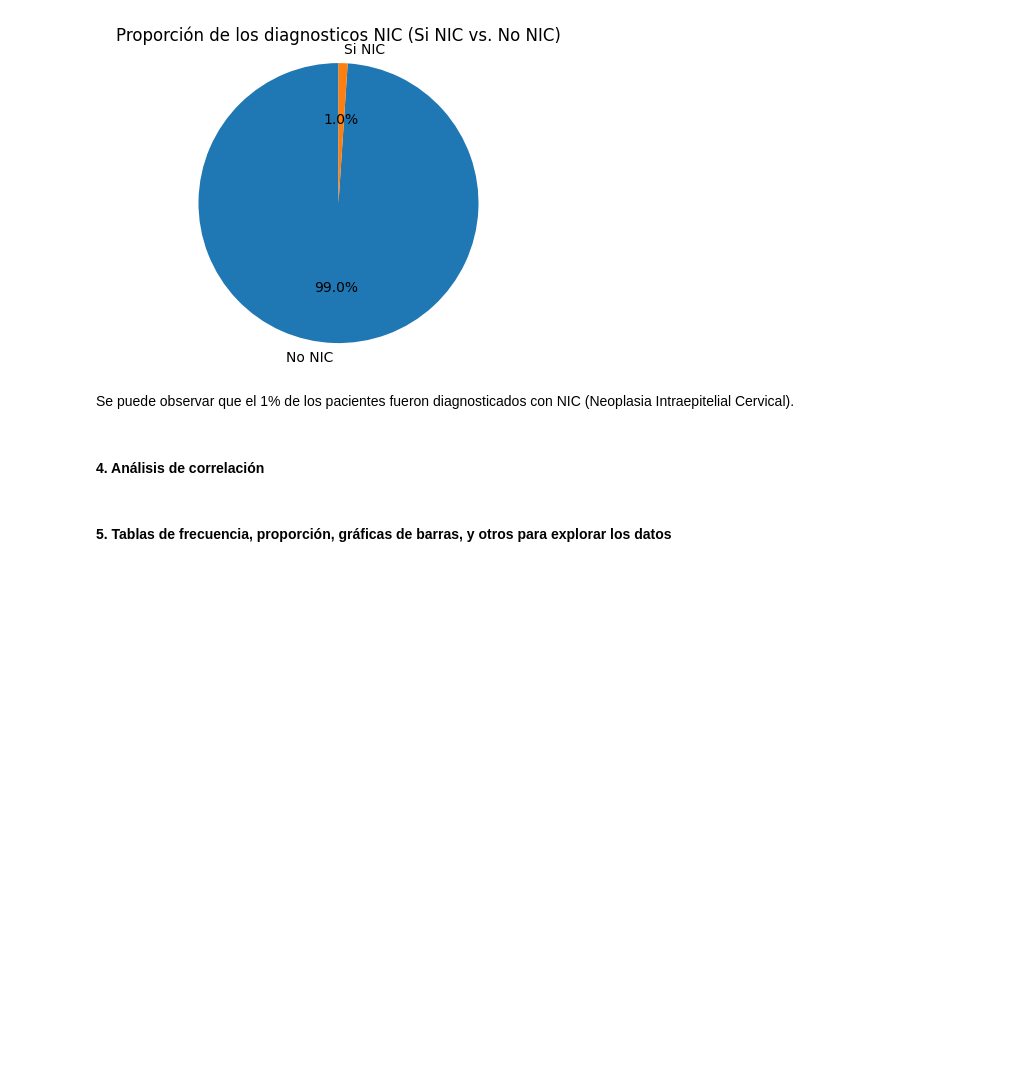
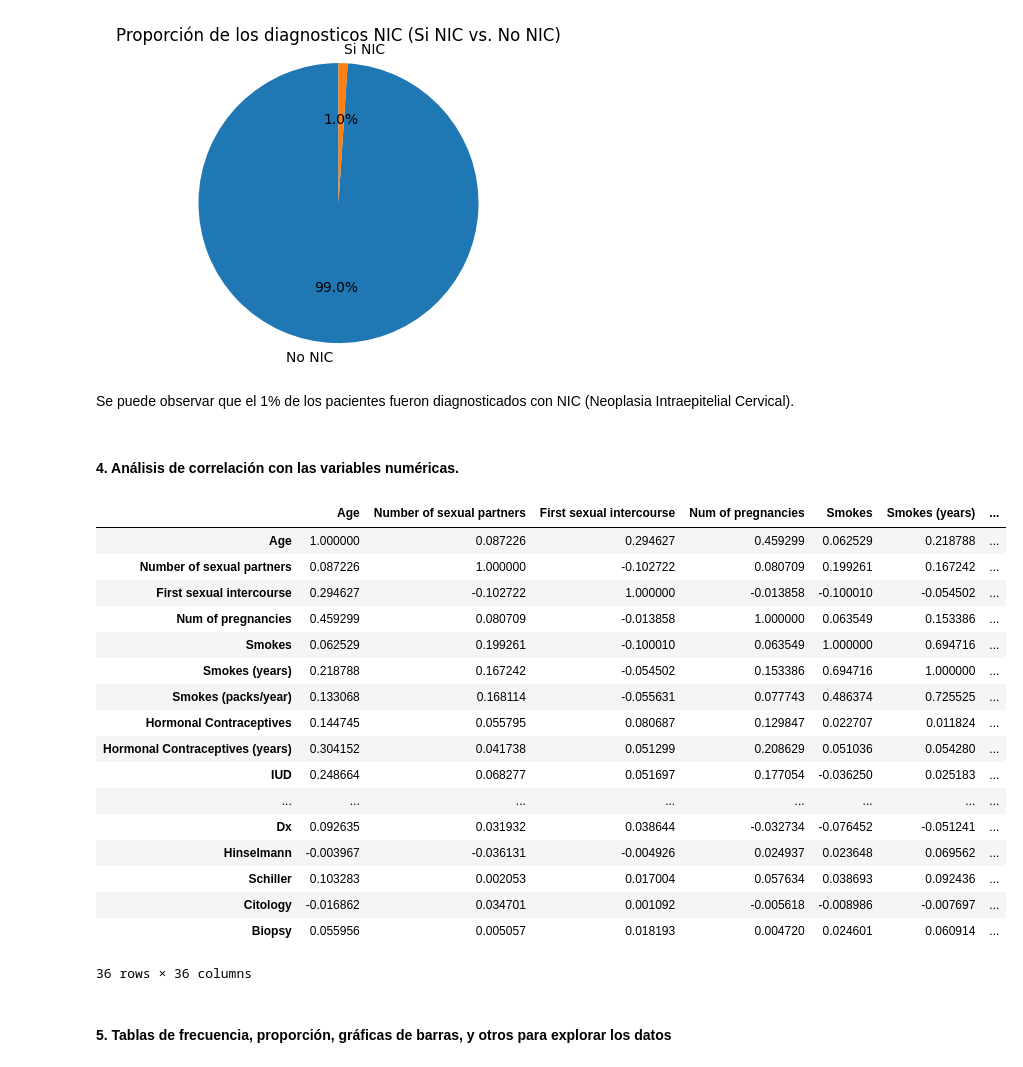
Before and after one commit to CrisLayB/DataScience_Lab01, a Jupyter notebook: lab-01.ipynb, the cells around one changed output. Saved outputs shown, nothing was run; the diff lists cells and outputs as text; code cells hidden in the pictures; blank space fills up the shorter version.

```diff
--- a/lab-01.ipynb
+++ b/lab-01.ipynb
@@ -389,6 +387,29 @@ plt.show()
 # %% [markdown]
 Se puede observar que el 1% de los pacientes fueron diagnosticados con NIC (Neoplasia Intraepitelial Cervical).
 # %% [markdown]
-#### 4. Análisis de correlación
+#### 4. Análisis de correlación con las variables numéricas.
+# %%
+numeric_vars = data_frame.select_dtypes(include=['int64', 'float64'])
+# %%
+numeric_vars.corr()
+# %% [output]
+|  | Age | Number of sexual partners | First sexual intercourse | Num of pregnancies | Smokes | Smokes (years) | ... |
+| Age | 1.000000 | 0.087226 | 0.294627 | 0.459299 | 0.062529 | 0.218788 | ... |
+| Number of sexual partners | 0.087226 | 1.000000 | -0.102722 | 0.080709 | 0.199261 | 0.167242 | ... |
+| First sexual intercourse | 0.294627 | -0.102722 | 1.000000 | -0.013858 | -0.100010 | -0.054502 | ... |
+| Num of pregnancies | 0.459299 | 0.080709 | -0.013858 | 1.000000 | 0.063549 | 0.153386 | ... |
+| Smokes | 0.062529 | 0.199261 | -0.100010 | 0.063549 | 1.000000 | 0.694716 | ... |
+| Smokes (years) | 0.218788 | 0.167242 | -0.054502 | 0.153386 | 0.694716 | 1.000000 | ... |
+| Smokes (packs/year) | 0.133068 | 0.168114 | -0.055631 | 0.077743 | 0.486374 | 0.725525 | ... |
+| Hormonal Contraceptives | 0.144745 | 0.055795 | 0.080687 | 0.129847 | 0.022707 | 0.011824 | ... |
+| Hormonal Contraceptives (years) | 0.304152 | 0.041738 | 0.051299 | 0.208629 | 0.051036 | 0.054280 | ... |
+| IUD | 0.248664 | 0.068277 | 0.051697 | 0.177054 | -0.036250 | 0.025183 | ... |
+| ... | ... | ... | ... | ... | ... | ... | ... |
+| Dx | 0.092635 | 0.031932 | 0.038644 | -0.032734 | -0.076452 | -0.051241 | ... |
+| Hinselmann | -0.003967 | -0.036131 | -0.004926 | 0.024937 | 0.023648 | 0.069562 | ... |
+| Schiller | 0.103283 | 0.002053 | 0.017004 | 0.057634 | 0.038693 | 0.092436 | ... |
+| Citology | -0.016862 | 0.034701 | 0.001092 | -0.005618 | -0.008986 | -0.007697 | ... |
+| Biopsy | 0.055956 | 0.005057 | 0.018193 | 0.004720 | 0.024601 | 0.060914 | ... |
+36 rows × 36 columns
 # %% [markdown]
 #### 5. Tablas de frecuencia, proporción, gráficas de barras, y otros para explorar los datos
```
Also changed, not shown: parts of 10 cells of this notebook.
